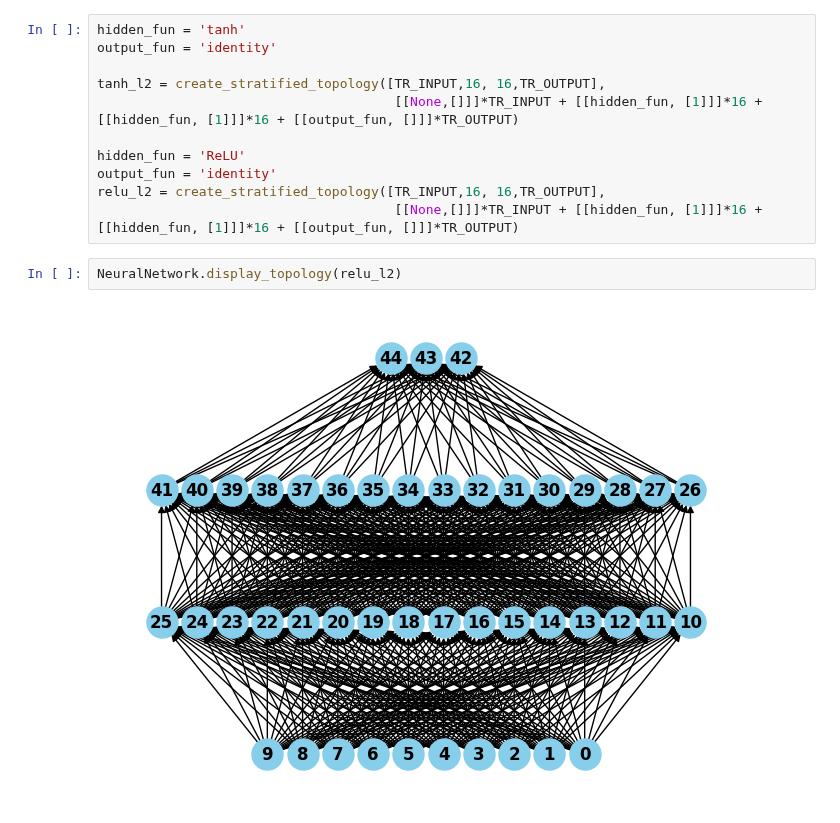
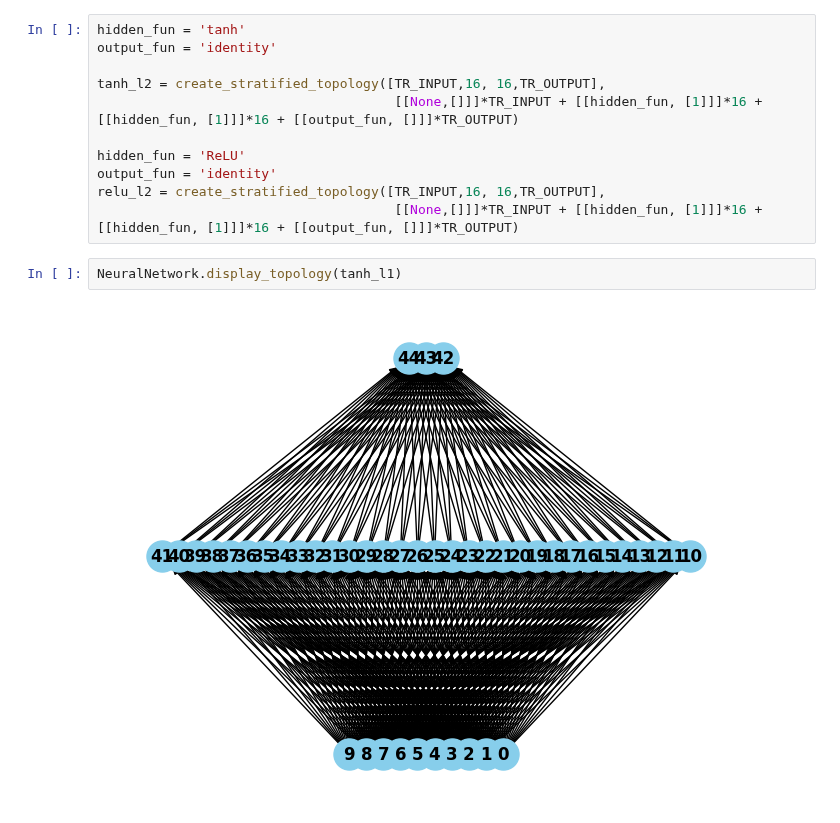
Before and after one commit to JacopoRaffi/ML_Proj_NN, a Jupyter notebook: notebook/ML_cup_gs_Jacopo.ipynb, the cells around one changed output. Cells and saved outputs as stored; diff of their text form.

```diff
--- a/notebook/ML_cup_gs_Jacopo.ipynb
+++ b/notebook/ML_cup_gs_Jacopo.ipynb
@@ -71,7 +71,7 @@ output_fun = 'identity'
 relu_l2 = create_stratified_topology([TR_INPUT,16, 16,TR_OUTPUT],
                                       [[None,[]]]*TR_INPUT + [[hidden_fun, [1]]]*16 + [[hidden_fun, [1]]]*16 + [[output_fun, []]]*TR_OUTPUT)
 # %%
-NeuralNetwork.display_topology(relu_l2)
+NeuralNetwork.display_topology(tanh_l1)
 # %% [output]
-[figure, old version]
+[figure, new version]
 # %%
```
Also changed, not shown: parts of 4 cells of this notebook.
